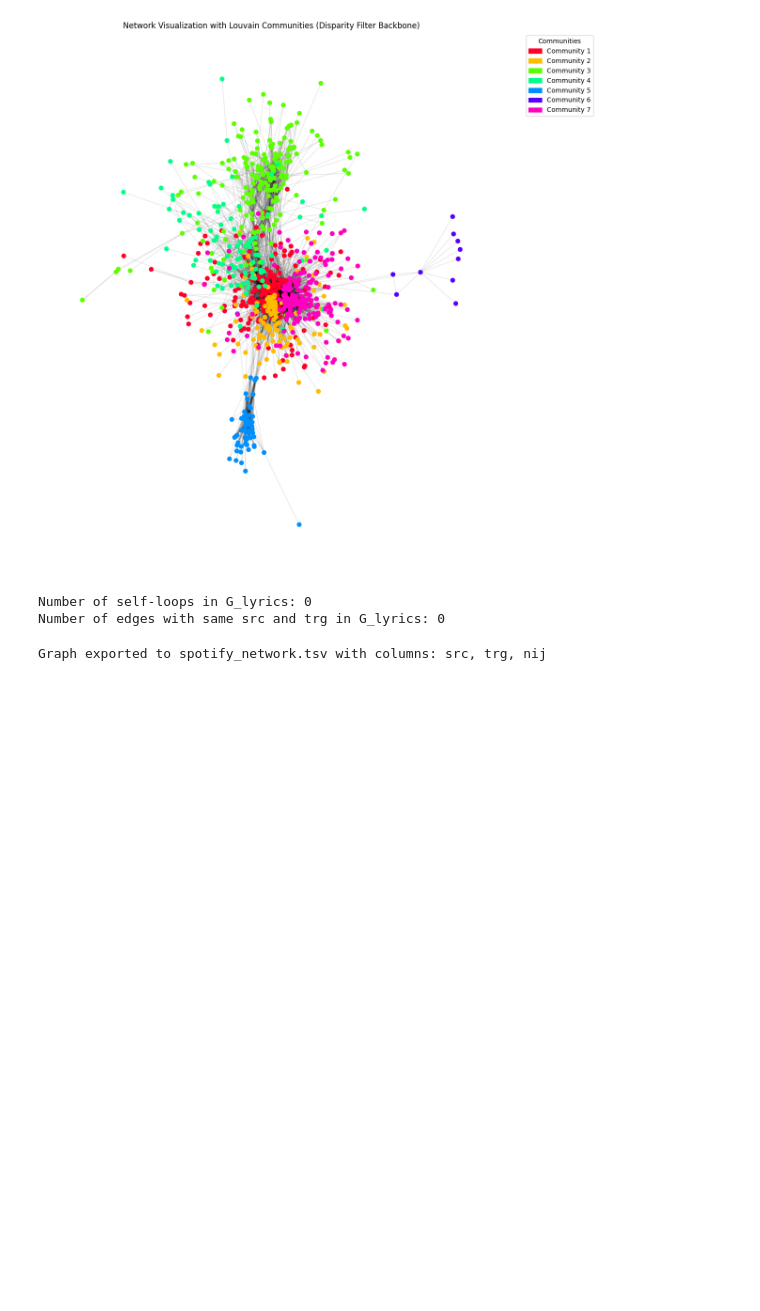
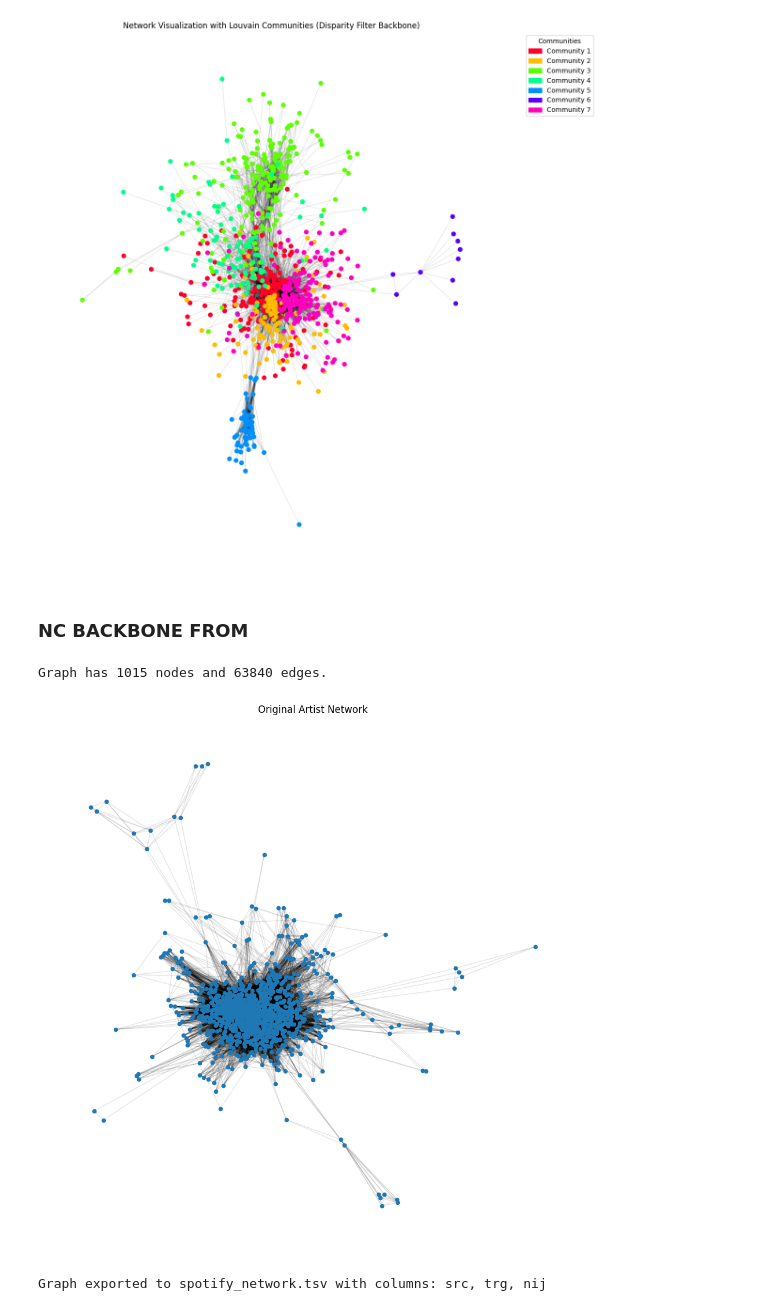
Before and after one commit to noanorgaard/SocialGraphs, a Jupyter notebook: Iben/Network_mess_around.ipynb, the cells around one changed output. Saved outputs shown, nothing was run; the diff lists cells and outputs as text; code cells hidden in the pictures; blank space fills up the shorter version.

```diff
--- a/Iben/Network_mess_around.ipynb
+++ b/Iben/Network_mess_around.ipynb
@@ -753,6 +755,8 @@ plt.tight_layout()
 plt.show()
 # %% [output]
 [figure]
+# %% [markdown]
+### NC BACKBONE FROM
 # %%
 
 import networkx as nx
@@ -785,17 +792,3 @@ def export_graph_for_backbone(G, filename, weight_column_name="weight", sep="\t"
 
 # Example usage:
 # export_graph_for_backbone(G, "spotify_network.tsv", weight_column_name="nij")
-# %%
-# count selfloops in G_lyrics
-selfloops = list(nx.selfloop_edges(G_lyrics))
-print(f"Number of self-loops in G_lyrics: {len(selfloops)}")
-
-# count nodes with same src and trg
-same_src_trg = 0
-for u, v in G_lyrics.edges():
-    if u == v:
-        same_src_trg += 1
-print(f"Number of edges with same src and trg in G_lyrics: {same_src_trg}")
-# %% [output]
-Number of self-loops in G_lyrics: 0
-Number of edges with same src and trg in G_lyrics: 0
@@ -805,3 +795,30 @@ G_lyrics.remove_edges_from(nx.selfloop_edges(G_lyrics))
+# %%
+from pathlib import Path
+import networkx as nx
+
+# load graph
+path_to_graph = Path(r"/Users/iben/Desktop/Social_graphs/SocialGraphs/Project/MUSIC/artist_network.graphml")
+
+G_lyrics = nx.read_graphml(path_to_graph)
+
+# number of nodes and edges
+print(f"Graph has {G_lyrics.number_of_nodes()} nodes and {G_lyrics.number_of_edges()} edges.")
+# %% [output]
+Graph has 1015 nodes and 63840 edges.
+# %%
+# plot original graph using networkx
+gcc_G_lyrics = max(nx.connected_components(G_lyrics), key=len)
+gcc_G_lyrics = G_lyrics.subgraph(gcc_G_lyrics).copy()
+
+plt.figure(figsize=(12, 12))
+pos = nx.spring_layout(gcc_G_lyrics, k=0.1)  # positions for
+nx.draw_networkx_nodes(gcc_G_lyrics, pos, node_size=20)
+nx.draw_networkx_edges(gcc_G_lyrics, pos, alpha=0.1)
+plt.title("Original Artist Network")
+plt.axis('off')
+plt.show()
+# %% [output]
+[figure, added]
 # %%
 # include functions of backboning.py
 import backboning
```
Also changed, not shown: parts of 14 cells of this notebook, 2 other files.
